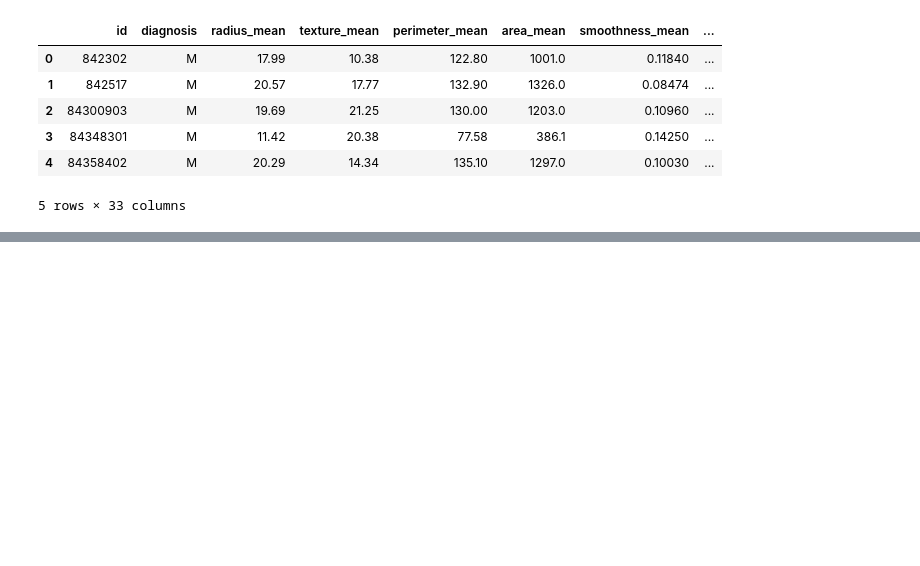
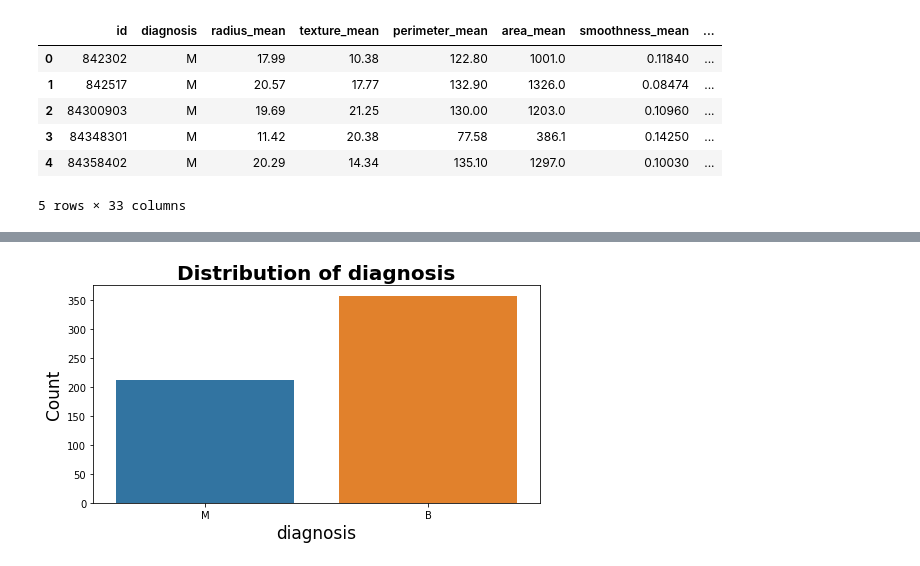
Before and after one commit to Ammon21/Causal-Inference, a Jupyter notebook: notebooks/EDA.ipynb, the cells around one changed output, grey strips where cells are left out. Saved outputs shown, nothing was run; the diff lists cells and outputs as text; code cells hidden in the pictures; blank space fills up the shorter version.

```diff
--- a/notebooks/EDA.ipynb
+++ b/notebooks/EDA.ipynb
@@ -20,0 +43,3 @@ df.head()
+# %%
+df.drop('Unnamed: 32', inplace=True, axis=1)
+df.columns
@@ -20,0 +137,5 @@ df.head()
+# %%
+
+plot_count(df, 'diagnosis')
+# %% [output]
+[figure, added]
```
Also changed, not shown: parts of 8 cells of this notebook.
